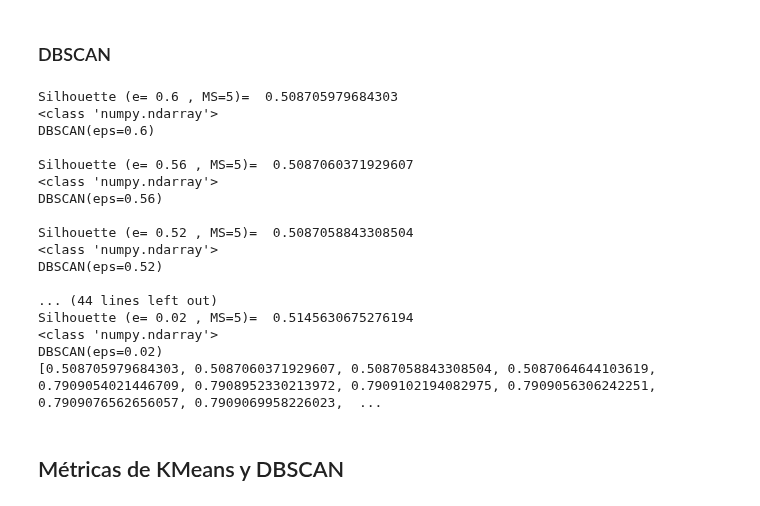
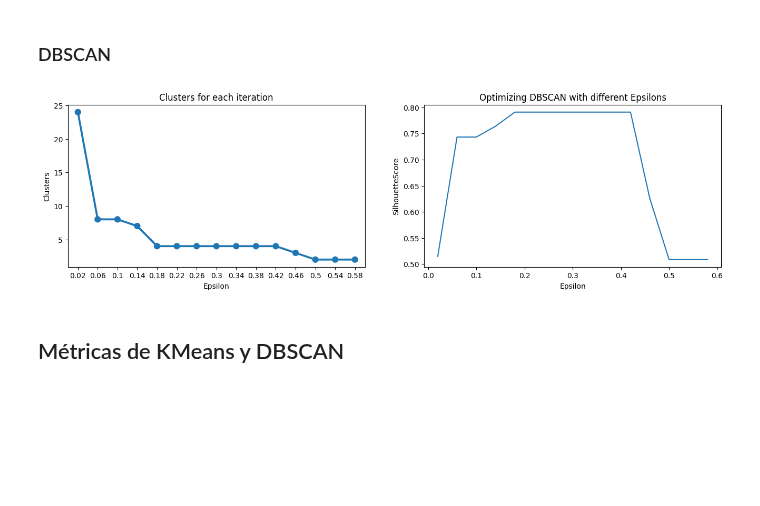
Before and after one commit to ElKroko/Data-Science, a Jupyter notebook: Tarea 3/Enunciado_Lab_3_Clustering_y_Reglas_de_Asociación.ipynb, the cells around one changed output. Cells and saved outputs as stored; diff of their text form; code cells hidden in the pictures; blank space fills up the shorter version.

Commit message:
DBSCAN "elbow" plotting

```diff
--- a/Tarea 3/Enunciado_Lab_3_Clustering_y_Reglas_de_Asociación.ipynb
+++ b/Tarea 3/Enunciado_Lab_3_Clustering_y_Reglas_de_Asociación.ipynb
@@ -278,47 +278,51 @@ def DBSCAN_core(og_dataframe, epsilon):
     model = model.fit(df_pca)
     etiquetas=model.labels_
     silhouette_avg = silhouette_score(df_pca, etiquetas)
-    print("Silhouette (e=", epsilon, ", MS=5)= ", silhouette_avg)
+    #print("Silhouette (e=", epsilon, ", MS=5)= ", silhouette_avg)
+
+
+
+    y_pred = model.labels_.astype(int)
+    #print(type(y_pred))
 
     df_pca = pd.DataFrame(df_pca, columns=['PC1', 'PC2'])  #! BY: GPT Convert df_pca
+    df_pca['cluster'] = y_pred.reshape(-1,1) #!REVISAR ACA, CAMBIE A DF_PCA YA QUE ES LA CAUSA DEL ERROR QUE ESTABA SALIENDO
 
-    y_pred = model.labels_.astype(int)
-    print(type(y_pred))
+    #print(model)
+    return scaled_df, df_pca, model, silhouette_avg
 
 
-    df_pca['cluster'] = y_pred.reshape(-1,1) #!REVISAR ACA, CAMBIE A DF_PCA YA QUE ES LA CAUSA DEL ERROR QUE ESTABA SALIENDO
 
-    print(model)
-    return scaled_df, df_pca, model, silhouette_avg
-silSco=[]
-epsilons=[0.60, 0.56, 0.52, 0.48, 0.44, 0.40, 0.36, 0.32, 0.28, 0.24, 0.20, 0.16, 0.10, 0.06, 0.02]
-for i in epsilons:
-    print()
-    scaled_df_dbscan , df_pca, dbscan_model, silhouetteScore= DBSCAN_core(bank_df, i)
-    silSco.append(silhouetteScore)
-print(silSco)
-# plt.figure(figsize=(7.5, 7.5))
-# sns.scatterplot(x='PC1', y='PC2', data=df_pca, hue='cluster', palette='husl')#! BY: GPT
+def DBSCAN_elbow(bank_df, min_range, max_range):
+    epsilons = [round(i,2) for i in np.arange(min_range, max_range, 0.04 )]
+    silSco=[]
+    clusters = []
+    for i in epsilons:
+        #print()
+        scaled_df_dbscan , df_pca, dbscan_model, silhouetteScore= DBSCAN_core(bank_df, i)
+        silSco.append(silhouetteScore)
+        clusters.append(len(set(dbscan_model.labels_.tolist())))
+    #print(silSco)
 
-# plt.show()
+    return silSco, epsilons, clusters
+
+array_silhouette, epsilons, clusters = DBSCAN_elbow(bank_df, min_range=0.02, max_range=0.6)
-# %% [output]
-Silhouette (e= 0.6 , MS=5)=  0.508705979684303
-<class 'numpy.ndarray'>
-DBSCAN(eps=0.6)
-
-Silhouette (e= 0.56 , MS=5)=  0.5087060371929607
-<class 'numpy.ndarray'>
-DBSCAN(eps=0.56)
-
-Silhouette (e= 0.52 , MS=5)=  0.5087058843308504
-<class 'numpy.ndarray'>
-DBSCAN(eps=0.52)
-
-... (44 lines left out)
-Silhouette (e= 0.02 , MS=5)=  0.5145630675276194
-<class 'numpy.ndarray'>
-DBSCAN(eps=0.02)
-[0.508705979684303, 0.5087060371929607, 0.5087058843308504, 0.5087064644103619, 0.7909054021446709, 0.7908952330213972, 0.7909102194082975, 0.7909056306242251, 0.7909076562656057, 0.7909069958226023,  ...
+# %%
+fig, ax = plt.subplots(1, 2, figsize=(16,4))
+sns.pointplot(ax = ax[0], x=epsilons, y=clusters)
+sns.lineplot(ax = ax[1],x=epsilons, y=array_silhouette)#! BY: GPT
+ax[0].set_title("Clusters for each iteration")
+ax[1].set_title("Optimizing DBSCAN with different Epsilons")
+ax[0].set_xlabel("Epsilon")
+ax[1].set_xlabel("Epsilon")
+ax[0].set_ylabel("Clusters")
+ax[1].set_ylabel("SilhouetteScore")
+ax[0].set_xticklabels(epsilons)
+
+
+plt.show()
+# %% [output]
+[figure, added]
 # %% [markdown]
 ## Métricas de KMeans y DBSCAN
 # %%
```
Also changed, not shown: parts of 3 cells of this notebook.
